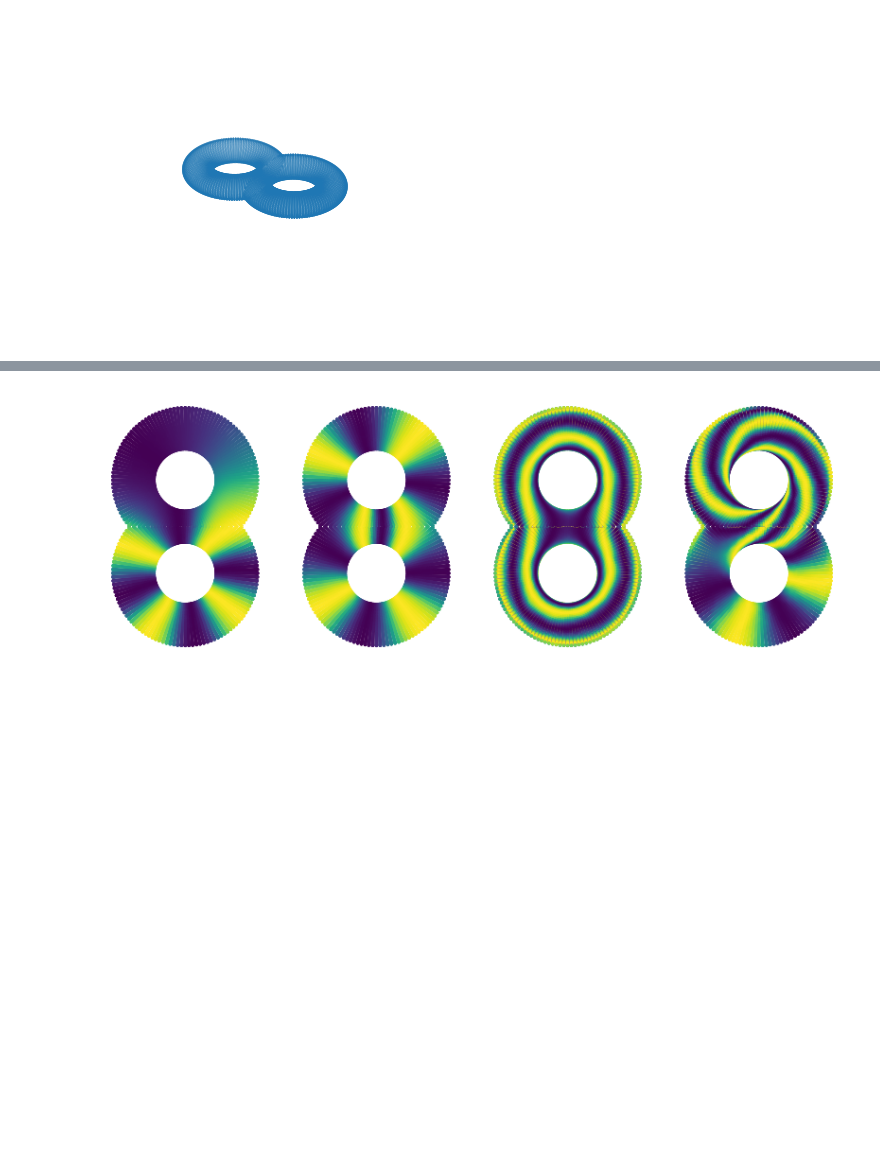
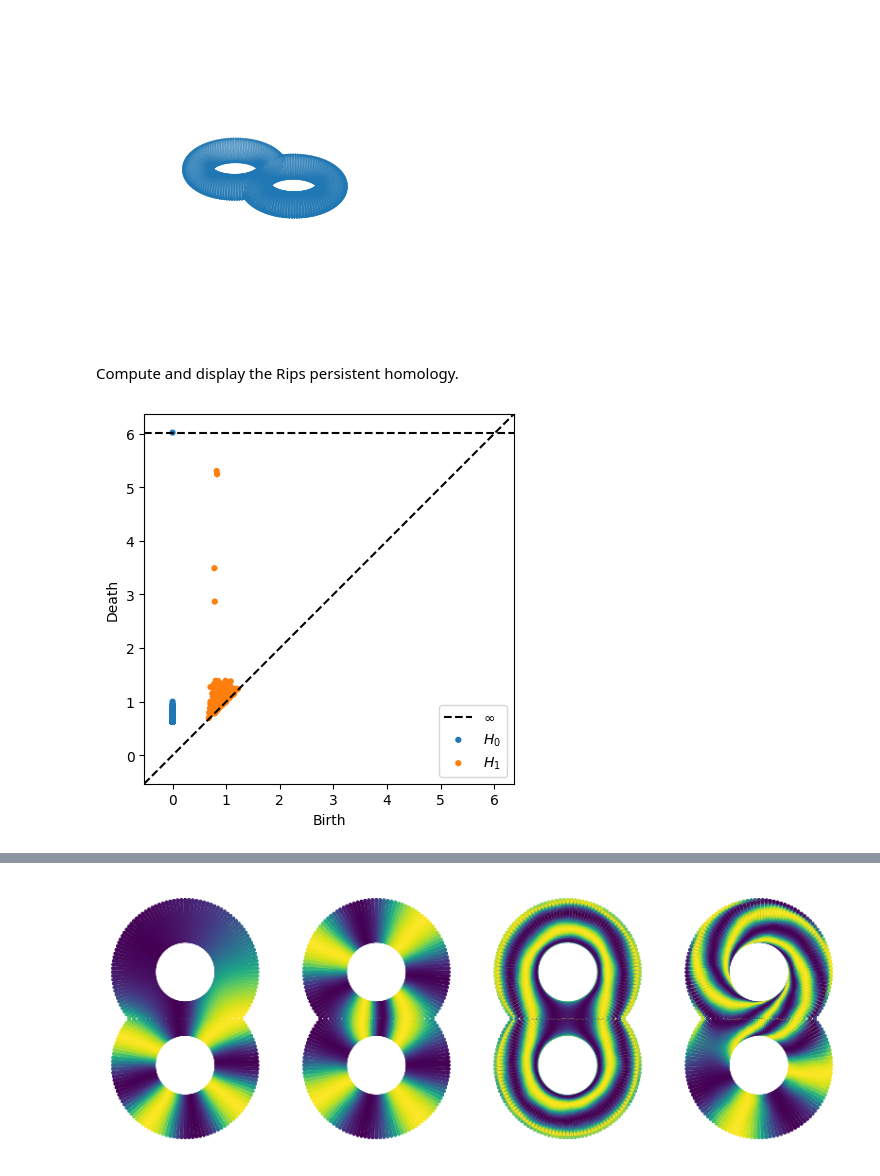
Before and after one commit to scikit-tda/DREiMac, a Jupyter notebook: notebooks/genusTwoSurface.ipynb, the cells around one changed output, grey strips where cells are left out. Drawn from its saved outputs; the diff is of its cells as text; code cells hidden in the pictures; blank space fills up the shorter version.

```diff
--- a/notebooks/genusTwoSurface.ipynb
+++ b/notebooks/genusTwoSurface.ipynb
@@ -16,3 +19,10 @@ plt.axis("off")
 plt.show()
 # %% [output]
 [figure]
+# %% [markdown]
+Compute and display the Rips persistent homology.
+# %%
+tc = ToroidalCoords(X, n_landmarks=1000)
+plot_diagrams(tc.dgms_)
+# %% [output]
+[figure, added]
```
Also changed, not shown: parts of 10 cells of this notebook, 13 other files.
